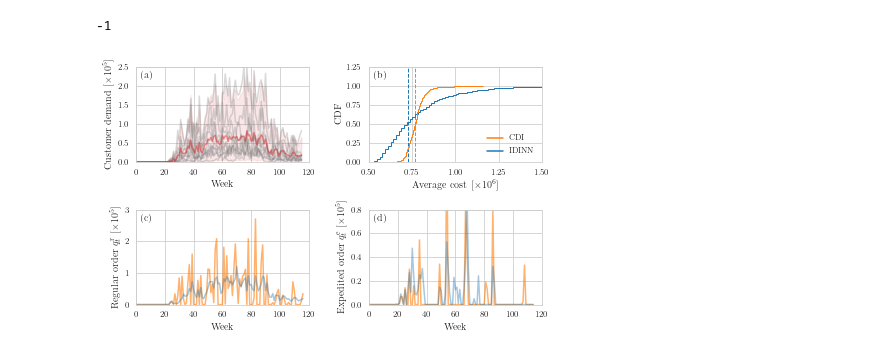
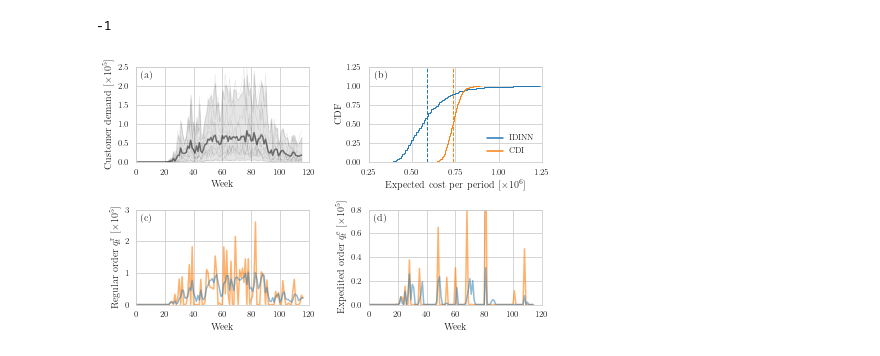
Before and after one commit to kushal-10/inventory-dynamics, a Jupyter notebook: MSOM_data/Gaussian_regression_third_gen.ipynb, the cells around one changed output. Drawn from its saved outputs; the diff is of its cells as text; code cells hidden in the pictures.

Commit message:
empirical update

```diff
--- a/MSOM_data/Gaussian_regression_third_gen.ipynb
+++ b/MSOM_data/Gaussian_regression_third_gen.ipynb
@@ -394,7 +400,7 @@ KeyboardInterrupt:
 # %%
 optimizer = torch.optim.RMSprop(#[dsd.I_0],
                                 list(fcc.parameters()),
-                                lr=1e-3)
+                                lr=2e-4)
 
 optimizer2 = torch.optim.RMSprop([dsd.I_0],
                                 #list(fcc.parameters()),
@@ -402,7 +408,7 @@ optimizer2 = torch.optim.RMSprop([dsd.I_0],
                                )
 # %%
 fine_tuning_iterations = 3000
-minibatch_size = 8
+minibatch_size = 1
 random_seed = 4
 
 t0 = time.time()
@@ -473,7 +480,7 @@ plt.show()
 # %%
-#fcc.load_state_dict(best_model[0])
-best_model_load = torch.load('nnc_best_model_MSOM_110721_4.pt', map_location='cpu')
-fcc.load_state_dict(best_model_load)
+fcc.load_state_dict(best_model[0])
+#best_model_load = torch.load('nnc_best_model_MSOM_221221.pt', map_location='cpu')
+#fcc.load_state_dict(best_model_load)
 # %% [output]
 <All keys matched successfully>
 # %%
@@ -492,7 +499,7 @@ sourcing_parameters = dict(ce=20,
                            le=0,
                            lr=2,
                            h=5,
-                           b=495,
+                           b=95,
                            T=max_weeks,
                            I0=1,
                            demand_distribution=[sampling_function])
@@ -803,57 +812,57 @@ CI_0975 = [quantile_function_0975(i) for i in range(max_weeks)]
 
 ax[0,0].text(0.02*120,0.88*2.5,r"(a)")
 for i in range(len(SKUs)):
-    ax[0,0].plot(X, y_impute[i]/1e5,alpha=0.3,color='Grey')
-ax[0,0].plot(X,mean_arr,color='tab:red',alpha=0.5)
+    ax[0,0].plot(X, y_impute[i]/1e5,alpha=0.1,color='k',linewidth=0.5)
+ax[0,0].plot(X,mean_arr,color='k',alpha=0.5)
 #ax[0,0].fill_between(X,mean_arr+1.96*std_arr,mean_arr-1.96*std_arr,alpha=0.1,color='tab:red')
-ax[0,0].fill_between(X,CI_0975,CI_0025,alpha=0.1,color='tab:red')
+ax[0,0].fill_between(X,CI_0975,CI_0025,alpha=0.1,color='k')
 ax[0,0].xaxis.set_minor_locator(MultipleLocator(5))
 ax[0,0].set_xlim(0,120)
 ax[0,0].set_ylim(0,2.5)
 ax[0,0].set_xlabel(r"Week")
 ax[0,0].set_ylabel(r"Customer demand [$\times 10^5$]")
 
-ax[0,1].text(0.02*1+0.5,0.88*1.25,r"(b)")
+ax[0,1].text(0.02*1.5+0.25,0.88*1.25,r"(b)")
+ax[0,1].plot(-10,-10,color=r"tab:blue",label=r"IDINN")
 ax[0,1].plot(-10,-10,color=r"tab:orange",label=r"CDI")
-ax[0,1].plot(-10,-10,color=r"tab:blue",label=r"IDINN")
 ax[0,1].hist(np.array(cost_nn)/1e6,alpha=1.0,bins=100,density=True,histtype='step',cumulative=True)
 ax[0,1].hist(np.array(cost_cdi)/1e6,alpha=1.0,bins=100,density=True,histtype='step',cumulative=True)
-ax[0,1].vlines(np.median(cost_nn)/1e6,0,1.25,colors="tab:blue",linestyles="--",linewidths=1.0)
-ax[0,1].vlines(np.median(cost_cdi)/1e6,0,1.25,colors="tab:orange",linestyles="--",linewidths=1.0)
-ax[0,1].set_xlim(0.5,1.5)
-ax[0,1].set_xticks([0.5,0.75,1.0,1.25,1.5])
+ax[0,1].vlines(np.mean(cost_nn)/1e6,0,1.25,colors="tab:blue",linestyles="--",linewidths=1.0)
+ax[0,1].vlines(np.mean(cost_cdi)/1e6,0,1.25,colors="tab:orange",linestyles="--",linewidths=1.0)
+ax[0,1].set_xlim(0.25,1.25)
+ax[0,1].set_xticks([0.25,0.5,0.75,1.0,1.25])
 ax[0,1].set_ylim(0,1.25)
-ax[0,1].set_xlabel(r"Average cost [$\times 10^6$]")
+ax[0,1].set_xlabel(r"Expected cost per period [$\times 10^6$]")
 ax[0,1].set_ylabel(r"CDF")
 ax[0,1].legend(loc=4,fontsize=8,frameon=False)
 fix_hist_step_vertical_line_at_end(ax[0,1])
 
 a = np.array([x.item() for x in nn_qr[1:]])/1e5
 b = np.array(cdi_qr)/1e5
 ax[1,0].text(0.02*120,0.88*3,r"(c)")
 ax[1,0].plot(b,color=r"tab:orange",label=r"CDI",alpha=0.6)
-ax[1,0].plot(a,color=r"tab:blue",label=r"IDINN",alpha=0.4)
+ax[1,0].plot(a,color=r"tab:blue",label=r"IDINN",alpha=0.5)
 ax[1,0].set_xlim(0,120)
 ax[1,0].set_ylim(0,3)
 ax[1,0].set_yticks([0,1,2,3])
 ax[1,0].set_xlabel(r"Week")
 ax[1,0].set_ylabel(r"Regular order $q^{\mathrm{r}}_t$ [$\times 10^5$]")
 #ax[0,1].legend(loc=((0.13,0.65)),frameon=False,ncol=1)
 
 a = np.array([x.item() for x in nn_qe[1:]])/1e5
 b = np.array(cdi_qe)/1e5
 ax[1,1].text(0.02*120,0.88*0.8,r"(d)")
 ax[1,1].plot(b,color=r"tab:orange",alpha=0.6)
-ax[1,1].plot(a,color=r"tab:blue",alpha=0.4)#,ls=(0, (1, 2)))
+ax[1,1].plot(a,color=r"tab:blue",alpha=0.5)#,ls=(0, (1, 2)))
 ax[1,1].set_xlim(0,120)
 ax[1,1].set_ylim(0,0.8)
 ax[1,1].set_xlabel(r"Week")
 ax[1,1].set_ylabel(r"Expedited order $q^{\mathrm{e}}_t$ [$\times 10^5$]")
 
 plt.tight_layout()
 plt.margins(0,0)
 plt.subplots_adjust(wspace=0.35, hspace=0.5)
-plt.savefig("empirical_example.png", dpi = 300, bbox_inches = 'tight', pad_inches = 0.05)
+#plt.savefig("empirical_example.png", dpi = 300, bbox_inches = 'tight', pad_inches = 0.05)
 plt.show()
 # %% [output]
-[figure, old version]
+[figure, new version]
```
Also changed, not shown: parts of 16 cells of this notebook, 13 other files.
